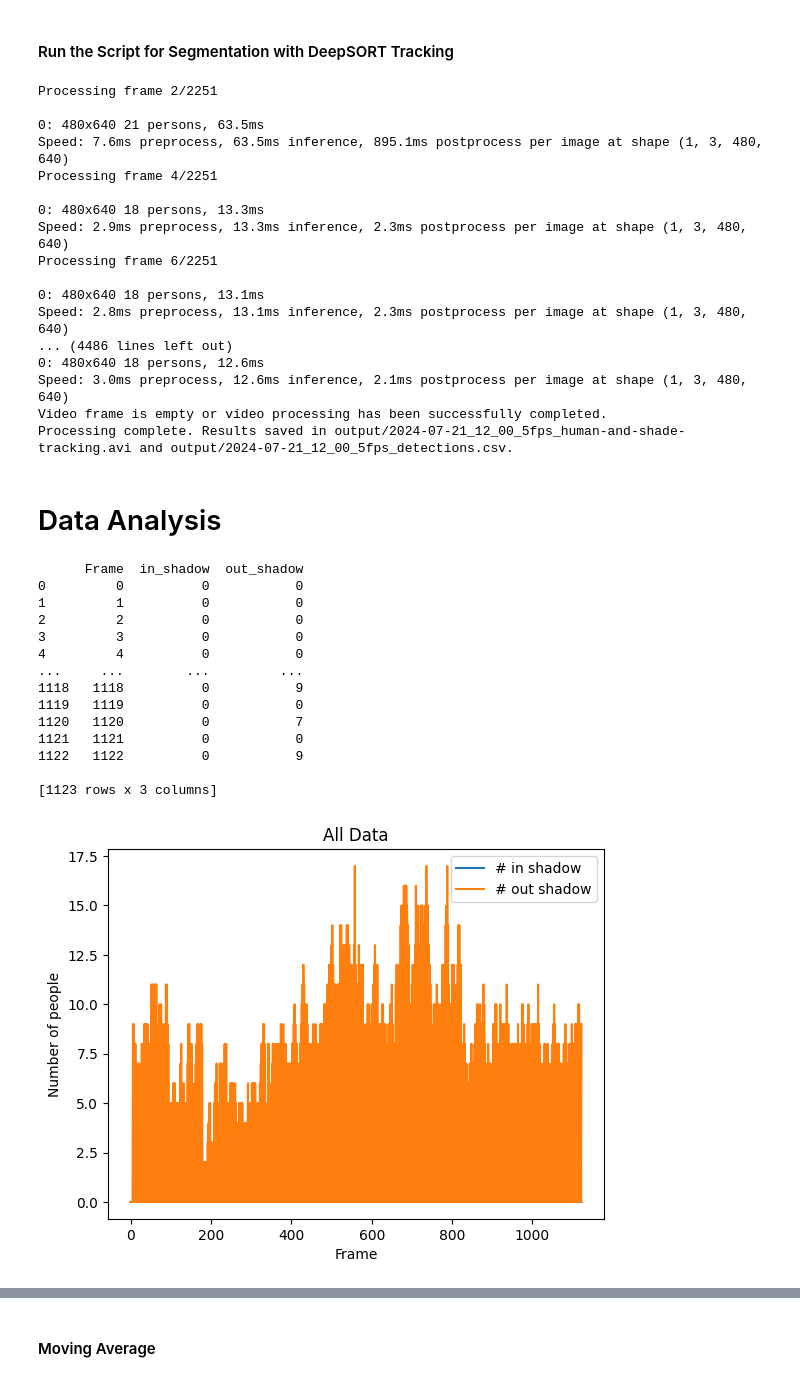
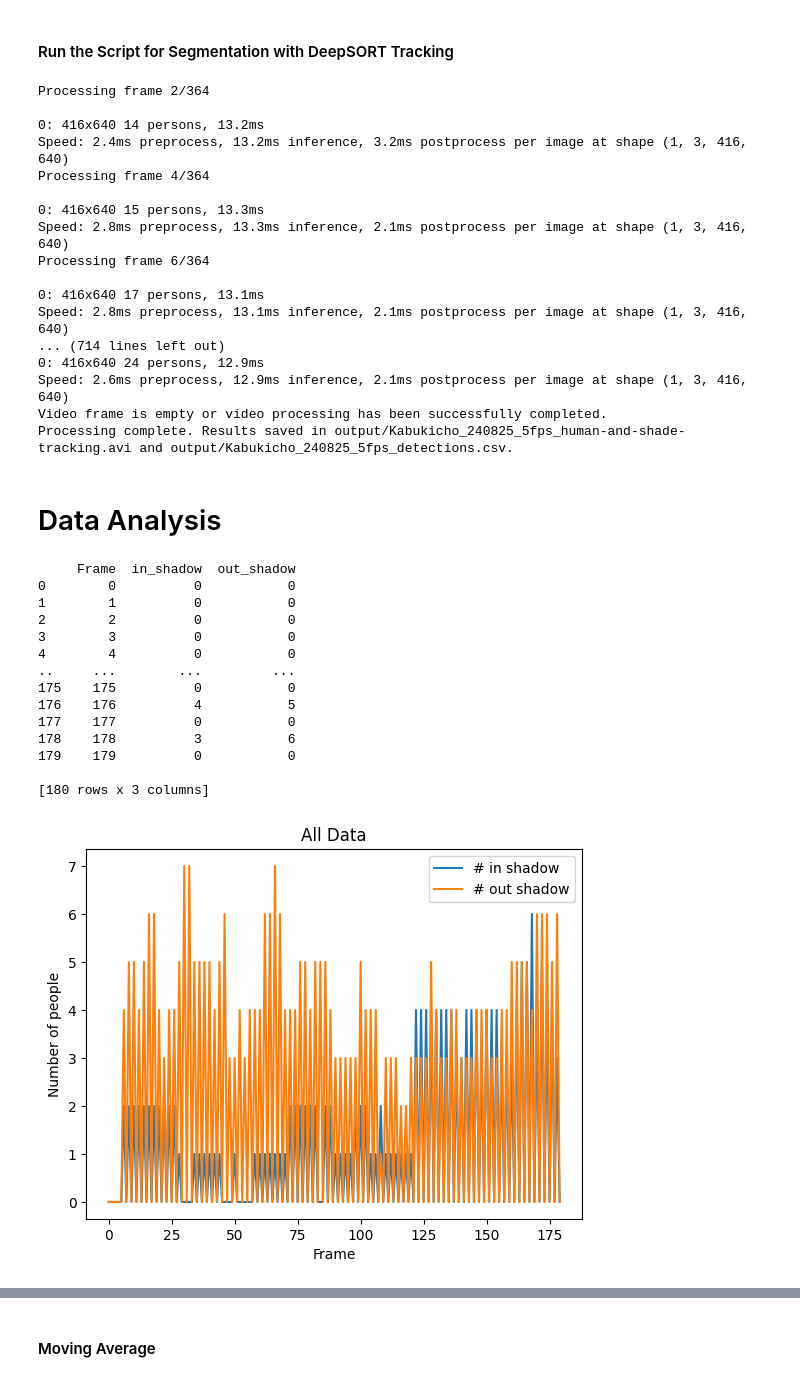
Before and after one commit to wendycao411/Pedestrian_Tracking, a Jupyter notebook: Pedestrian_Tracking.ipynb, the cells around one changed output, grey strips where cells are left out. Saved outputs shown, nothing was run; the diff lists cells and outputs as text; code cells hidden in the pictures.

```diff
--- a/Pedestrian_Tracking.ipynb
+++ b/Pedestrian_Tracking.ipynb
@@ -122,6 +190,7 @@ To: /content/2024-07-21_12_00.mp4
 # %%
-video_path = "/content/2024-07-21_12_00.mp4"
+video_path = "/content/Kabukicho_240825_5fps.mp4"
 file_name = os.path.splitext(os.path.basename(video_path))[0]
 
+print(video_path)
 print(file_name)
 # %% [output]
@@ -190,6 +198,0 @@ Input #0, mov,mp4,m4a,3gp,3g2,mj2, from '/content/2024-07-21_12_00.mp4':
-# %%
-video_path = "/content/2024-07-21_12_00_5fps.mp4"
-file_name = os.path.splitext(os.path.basename(video_path))[0]
-
-print(video_path)
-print(file_name)
@@ -271,7 +271,7 @@ output_video_path = os.path.join(output_dir, f"{file_name}_human-and-shade-track
 csv_file = os.path.join(output_dir, f"{file_name}_detections.csv")
 
 # Initialize Roboflow client for shadow detection
-CLIENT = InferenceHTTPClient(api_url="https://detect.roboflow.com", api_key="10y4aLdke807CNnG81Dm")
+CLIENT = InferenceHTTPClient(api_url="https://detect.roboflow.com", api_key="MlD67rmWJeli5xzVofAy")
 
 # Load the YOLO model for person detection
 model_person = YOLO("/content/yolov8x-seg.pt").to("cuda")  # Ensure this is your correct device
@@ -308,7 +308,7 @@ total_frames = int(cap.get(cv2.CAP_PROP_FRAME_COUNT))  # Get total frame count
 out = cv2.VideoWriter(output_video_path, cv2.VideoWriter_fourcc(*"MJPG"), fps, (w, h))
 
 # Initialize CSV file
-csv_headers = ['frame', 'person_id', 'bottom_mid_x', 'bottom_mid_y', 'in_shadow']
+csv_headers = ['frame', 'person_id', 'bottom_mid_x', 'bottom_mid_y', 'in_shadow', "shadow_area"]
 with open(csv_file, 'w', newline='') as file:
     writer = csv.writer(file)
     writer.writerow(csv_headers)
@@ -348,6 +348,7 @@ while cap.isOpened():
         for boundary in boundaries:
             boundary_points = np.array(boundary, np.int32).reshape((-1, 1, 2))
             cv2.polylines(frame, [boundary_points], isClosed=True, color=(255, 0, 0), thickness=2)
+            shade_area = cv2.contourArea(boundary_points)
 
         # People detection
         person_results = model_person(frame, classes=[0], conf=0.05, show=False)
@@ -388,7 +389,7 @@ while cap.isOpened():
                     else:
                         people_outside_shadow += 1
 
-                    detections.append([frame_count, track_id, bottom_mid_x, bottom_mid_y, in_shadow])
+                    detections.append([frame_count, track_id, bottom_mid_x, bottom_mid_y, in_shadow, shade_area])
                     total_people += 1
 
                     # Store the position for trails
@@ -429,70 +430,72 @@ out.release()
 
 print(f"Processing complete. Results saved in {output_video_path} and {csv_file}.")
 # %% [output]
-Processing frame 2/2251
+Processing frame 2/364
 
-0: 480x640 21 persons, 63.5ms
-Speed: 7.6ms preprocess, 63.5ms inference, 895.1ms postprocess per image at shape (1, 3, 480, 640)
-Processing frame 4/2251
+0: 416x640 14 persons, 13.2ms
+Speed: 2.4ms preprocess, 13.2ms inference, 3.2ms postprocess per image at shape (1, 3, 416, 640)
+Processing frame 4/364
 
-0: 480x640 18 persons, 13.3ms
-Speed: 2.9ms preprocess, 13.3ms inference, 2.3ms postprocess per image at shape (1, 3, 480, 640)
-Processing frame 6/2251
+0: 416x640 15 persons, 13.3ms
+Speed: 2.8ms preprocess, 13.3ms inference, 2.1ms postprocess per image at shape (1, 3, 416, 640)
+Processing frame 6/364
 
-0: 480x640 18 persons, 13.1ms
-Speed: 2.8ms preprocess, 13.1ms inference, 2.3ms postprocess per image at shape (1, 3, 480, 640)
-... (4486 lines left out)
-0: 480x640 18 persons, 12.6ms
-Speed: 3.0ms preprocess, 12.6ms inference, 2.1ms postprocess per image at shape (1, 3, 480, 640)
+0: 416x640 17 persons, 13.1ms
+Speed: 2.8ms preprocess, 13.1ms inference, 2.1ms postprocess per image at shape (1, 3, 416, 640)
+... (714 lines left out)
+0: 416x640 24 persons, 12.9ms
+Speed: 2.6ms preprocess, 12.9ms inference, 2.1ms postprocess per image at shape (1, 3, 416, 640)
 Video frame is empty or video processing has been successfully completed.
-Processing complete. Results saved in output/2024-07-21_12_00_5fps_human-and-shade-tracking.avi and output/2024-07-21_12_00_5fps_detections.csv.
+Processing complete. Results saved in output/Kabukicho_240825_5fps_human-and-shade-tracking.avi and output/Kabukicho_240825_5fps_detections.csv.
 # %% [markdown]
 # Data Analysis
 # %%
 import pandas as pd
+
+csv_file = "/content/output/Kabukicho_240825_5fps_detections.csv"
 
 data = pd.read_csv(csv_file)
 num_in_shadow = {}
 num_out_shadow = {}
 
 for i in range(data['frame'].nunique()):
   count = len(data[(data['in_shadow'] == True) & (data['frame'] == i)])
   num_in_shadow[i] = count
   count = len(data[(data['in_shadow'] == False) & (data['frame'] == i)])
   num_out_shadow[i] = count
 
 df = pd.DataFrame([num_in_shadow, num_out_shadow]).T
 df.columns = ['in_shadow', 'out_shadow']
 df.reset_index(inplace=True)
 
 # Optional: Rename the index column
 df.rename(columns={'index': 'Frame'}, inplace=True)
 
 print(df)
 
 fig, ax = plt.subplots()
 ax.plot(df['Frame'], df['in_shadow'], label='# in shadow')
 ax.plot(df['Frame'], df['out_shadow'], label='# out shadow')
 ax.legend()
 
 ax.set_xlabel('Frame')
 ax.set_ylabel('Number of people')
 plt.title("All Data")
 
 plt.show()
 # %% [output]
-      Frame  in_shadow  out_shadow
-0         0          0           0
-1         1          0           0
-2         2          0           0
-3         3          0           0
-4         4          0           0
-...     ...        ...         ...
-1118   1118          0           9
-1119   1119          0           0
-1120   1120          0           7
-1121   1121          0           0
-1122   1122          0           9
+     Frame  in_shadow  out_shadow
+0        0          0           0
+1        1          0           0
+2        2          0           0
+3        3          0           0
+4        4          0           0
+..     ...        ...         ...
+175    175          0           0
+176    176          4           5
+177    177          0           0
+178    178          3           6
+179    179          0           0
 
-[1123 rows x 3 columns]
+[180 rows x 3 columns]
-[figure, old version]
+[figure, new version]
```
Also changed, not shown: parts of 12 cells of this notebook.
